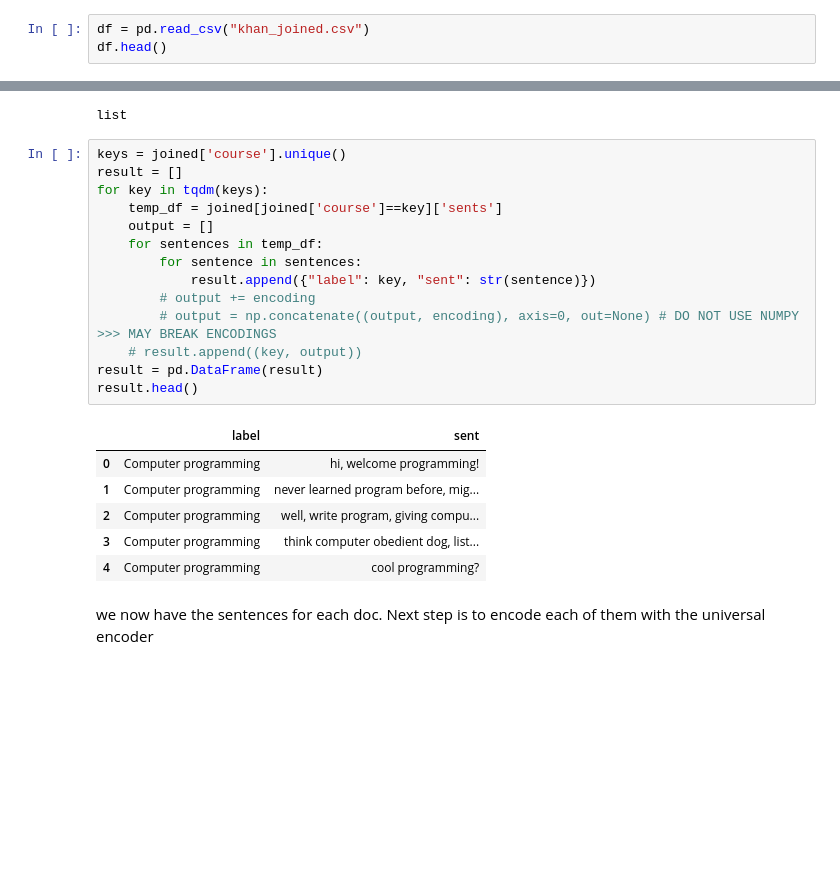
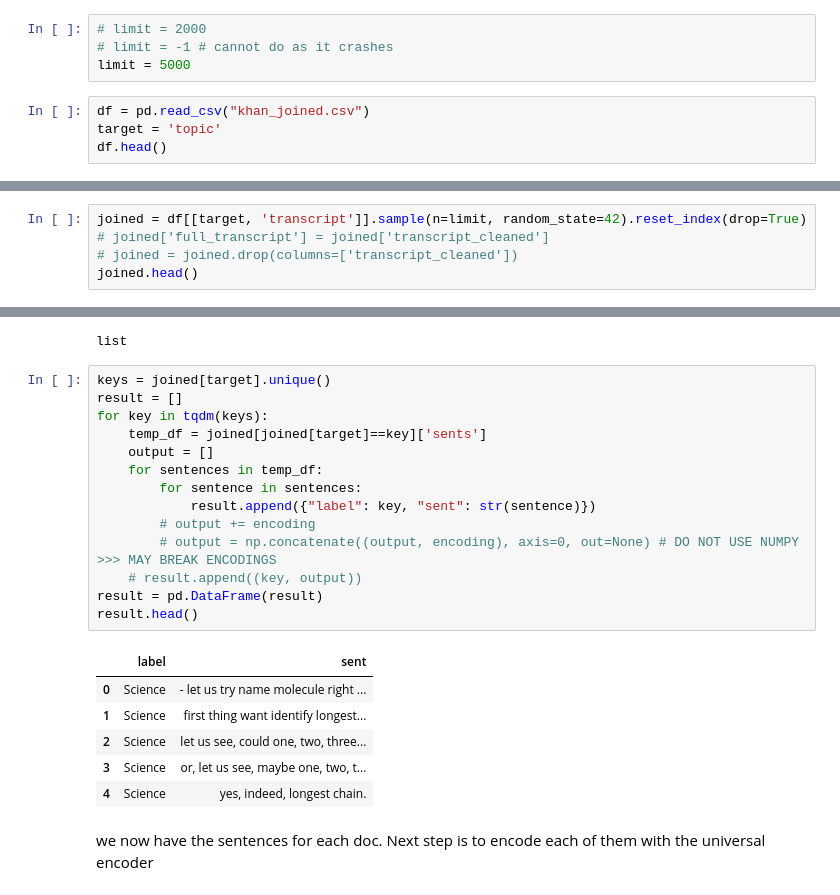
Before and after one commit to GrantFass/cs4981GraphML, a Jupyter notebook: node_embedding.ipynb, the cells around one changed output, grey strips where cells are left out. Cells and saved outputs as stored; diff of their text form; blank space fills up the shorter version.

```diff
--- a/node_embedding.ipynb
+++ b/node_embedding.ipynb
@@ -32,4 +37,9 @@ limit = 2000
+# %%
+# limit = 2000
+# limit = -1 # cannot do as it crashes
+limit = 5000
 # %%
 df = pd.read_csv("khan_joined.csv")
+target = 'topic'
 df.head()
 # %% [output]
@@ -108,0 +88,5 @@ joined.head()
+# %%
+joined = df[[target, 'transcript']].sample(n=limit, random_state=42).reset_index(drop=True)
+# joined['full_transcript'] = joined['transcript_cleaned']
+# joined = joined.drop(columns=['transcript_cleaned'])
+joined.head()
@@ -139,26 +130,26 @@ type(joined['sents'][0])
 # %% [output]
 list
 # %%
-keys = joined['course'].unique()
+keys = joined[target].unique()
 result = []
 for key in tqdm(keys):
-    temp_df = joined[joined['course']==key]['sents']
+    temp_df = joined[joined[target]==key]['sents']
     output = []
     for sentences in temp_df:
         for sentence in sentences:
             result.append({"label": key, "sent": str(sentence)})
         # output += encoding
         # output = np.concatenate((output, encoding), axis=0, out=None) # DO NOT USE NUMPY >>> MAY BREAK ENCODINGS
     # result.append((key, output))
 result = pd.DataFrame(result)
 result.head()
 # %% [output]
 |  | label | sent |
-| 0 | Computer programming | hi, welcome programming! |
-| 1 | Computer programming | never learned program before, mig... |
-| 2 | Computer programming | well, write program, giving compu... |
-| 3 | Computer programming | think computer obedient dog, list... |
-| 4 | Computer programming | cool programming? |
+| 0 | Science | - let us try name molecule right ... |
+| 1 | Science | first thing want identify longest... |
+| 2 | Science | let us see, could one, two, three... |
+| 3 | Science | or, let us see, maybe one, two, t... |
+| 4 | Science | yes, indeed, longest chain. |
 # %% [markdown]
 we now have the sentences for each doc. Next step is to encode each of them with the universal encoder
 # %% [markdown]
```
Also changed, not shown: parts of 31 cells of this notebook, 4 other files.
